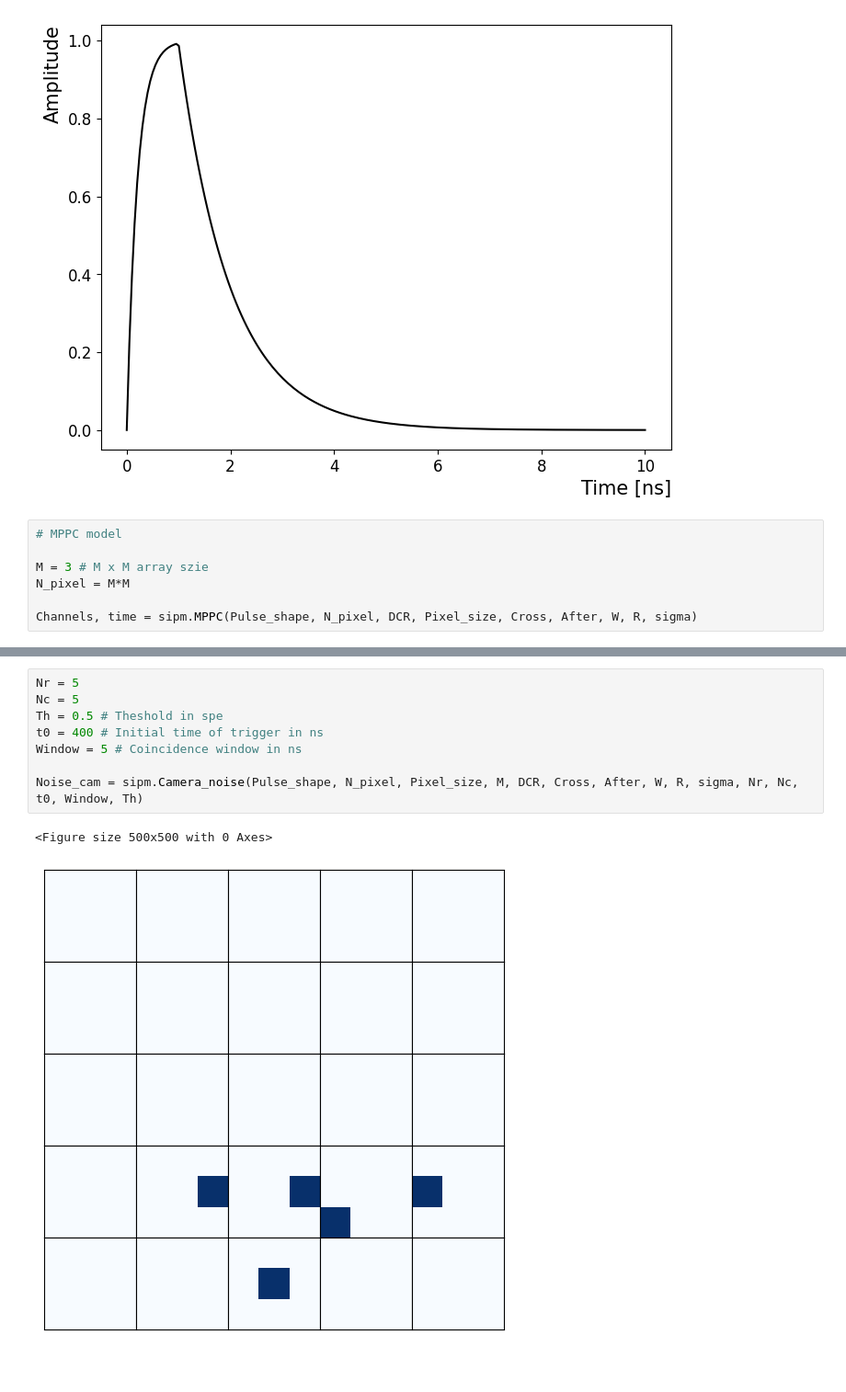
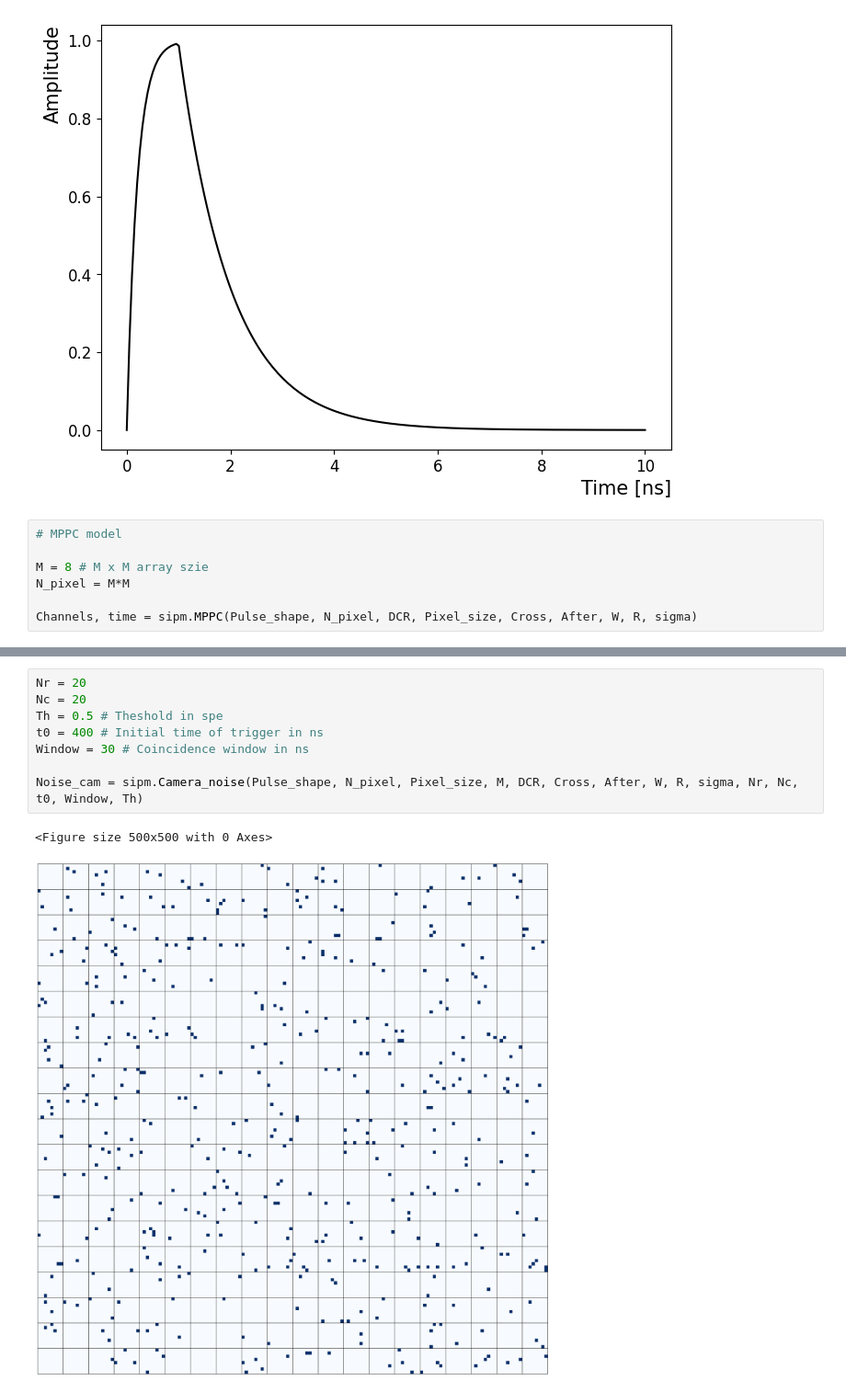
Before and after one commit to JesusPenha/CBM_jupyterhub, a Jupyter notebook: Module_Camera_Test.ipynb, the cells around one changed output, grey strips where cells are left out. Shown at 92% size. Drawn from its saved outputs; the diff is of its cells as text; blank space fills up the shorter version.

```diff
--- a/Module_Camera_Test.ipynb
+++ b/Module_Camera_Test.ipynb
@@ -41,7 +41,7 @@ Pulse_shape = sipm.Pulse(Rt, Ft, A, tm, R, plot=True)
 # %%
 # MPPC model
 
-M = 3 # M x M array szie
+M = 8 # M x M array szie
 N_pixel = M*M
 
 Channels, time = sipm.MPPC(Pulse_shape, N_pixel, DCR, Pixel_size, Cross, After, W, R, sigma)
@@ -65,14 +65,14 @@ plt.show()
 # %%
-Nr = 5
-Nc = 5
+Nr = 20
+Nc = 20
 Th = 0.5 # Theshold in spe
 t0 = 400 # Initial time of trigger in ns
-Window = 5 # Coincidence window in ns
+Window = 30 # Coincidence window in ns
 
 Noise_cam = sipm.Camera_noise(Pulse_shape, N_pixel, Pixel_size, M, DCR, Cross, After, W, R, sigma, Nr, Nc, t0, Window, Th)
 # %% [output]
 <Figure size 500x500 with 0 Axes>
-[figure, old version]
+[figure, new version]
 # %%
 r  = 6.0 # Cherenkov ring diameter in cm
 Np_ring = 27 # Number of photons per ring
```
Also changed, not shown: parts of 9 cells of this notebook, 4 other files.
